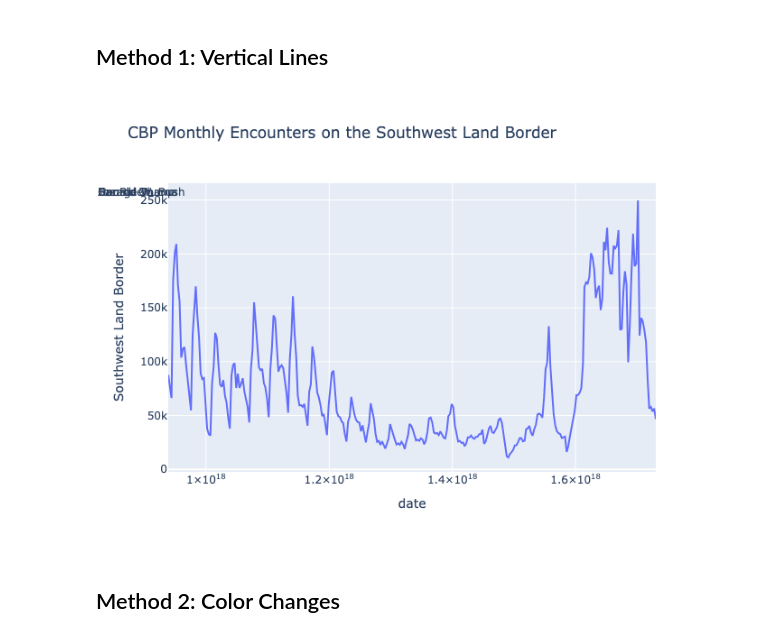
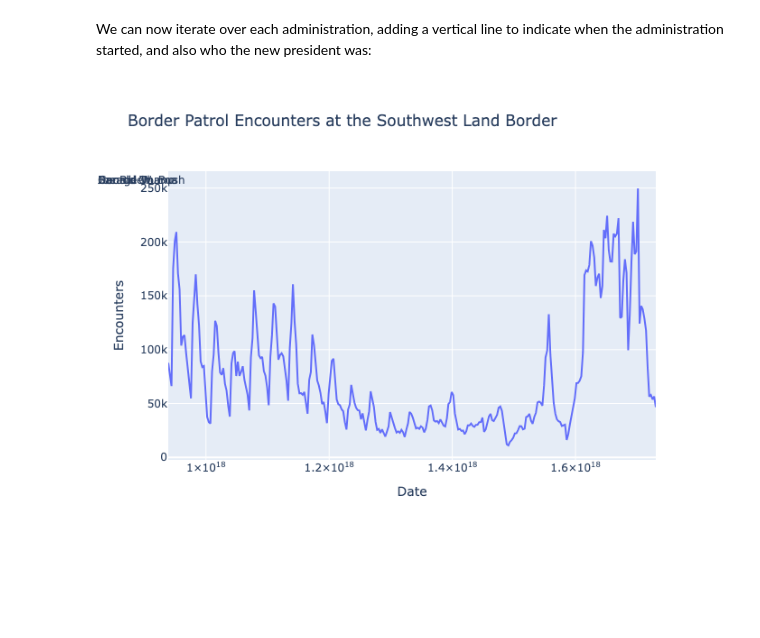
Before and after one commit to arilamstein/immigration_enforcement, a Jupyter notebook: cbp/2-add-administration-markers.ipynb, the cells around one changed output. Drawn from its saved outputs; the diff is of its cells as text; code cells hidden in the pictures; blank space fills up the shorter version.

```diff
--- a/cbp/2-add-administration-markers.ipynb
+++ b/cbp/2-add-administration-markers.ipynb
@@ -7,16 +20,10 @@ The CBP Monthly Encounters dataset has a lot of change to it. It would be intere
 # %%
-import cbp_functions as cbp
+import encounters
 import plotly.express as px
-import pandas as pd
 from datetime import datetime
-import plotly.io as pio
 
-# Allows plotly plots to render interactively locally, but as static images when viewed in github.
-# Without this the plotly images simply do not render in github.
-pio.renderers.default = "vscode+png"
-
-df = cbp.get_monthly_region_df(output_format="wide")
-df
+df = encounters.get_monthly_region_df(output_format="wide")
+df.head()
 # %% [output]
 |  | date | Coastal Border | Northern Land Border | Southwest Land Border |
 | 0 | 1999-10-01 | 740 | 1250 | 87820 |
@@ -34,3 +34,11 @@ df
 # %%
-px.line(df, x="date", y="Southwest Land Border")
+fig = px.line(
+    df,
+    x="date",
+    y="Southwest Land Border",
+    title="Border Patrol Encounters at the Southwest Land Border",
+    labels={"Southwest Land Border": "Encounters", "date": "Date"},
+)
+
+fig.show()
 # %% [output]
@@ -79,32 +67,19 @@ df_administrations
 # %% [markdown]
-## Method 1: Vertical Lines
+We can now iterate over each administration, adding a vertical line to indicate when the administration started, and also who the new president was:
 # %%
-fig = px.line(
-    df,
-    x="date",
-    y="Southwest Land Border",
-    title="CBP Monthly Encounters on the Southwest Land Border",
-)
 max_y = df["Southwest Land Border"].max()
 
-for i in range(len(df_administrations.index)):
-    if i == 0:
-        continue
-    date = df_administrations.loc[i, "Start"]
-    name = df_administrations.loc[i, "President"]
-    fig.add_vline(x=date, line_color="black", line_dash="dash")
+for one_administration in administrations:
+    fig.add_vline(x=one_administration["Start"], line_color="black", line_dash="dash")
     fig.add_annotation(
-        x=date,
+        x=one_administration["Start"],
         y=max_y,
-        text=name,
+        text=one_administration["President"],
         xanchor="left",
         xshift=5,
         showarrow=False,
         yanchor="bottom",
     )
-
 fig.show()
 # %% [output]
-[figure, old version]
+[figure, new version]
-# %% [markdown]
-## Method 2: Color Changes
```
Also changed, not shown: parts of 14 cells of this notebook, 2 other files.
